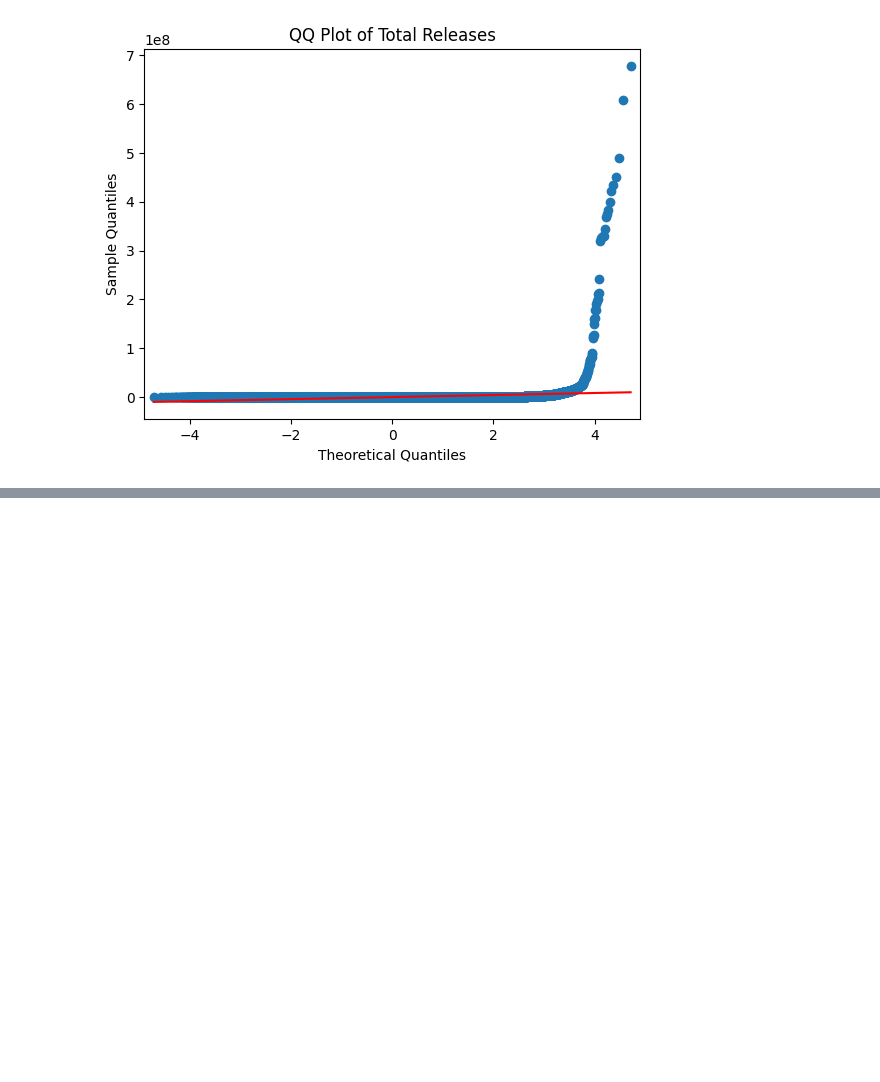
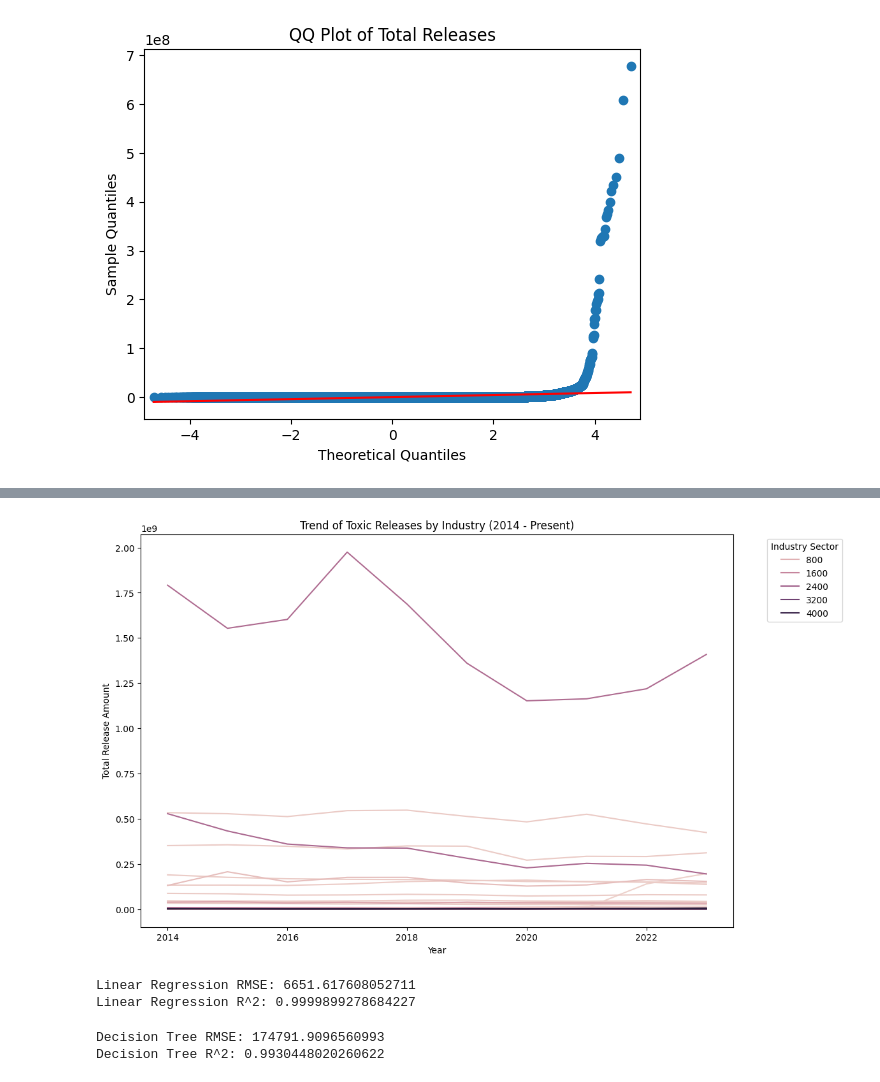
Before and after one commit to sapr5159/Predictive-Analytics-for-Toxic-Chemicals, a Jupyter notebook: main/Data_Mining_Data_Exploration.ipynb, the cells around one changed output, grey strips where cells are left out. Cells and saved outputs as stored; diff of their text form; code cells hidden in the pictures; blank space fills up the shorter version.

Commit message:
Data preparation for Analysis and predictions

```diff
--- a/main/Data_Mining_Data_Exploration.ipynb
+++ b/main/Data_Mining_Data_Exploration.ipynb
@@ -545,0 +589,18 @@ plt.show()
+# %%
+#Preparing dataset to do predictions
+df = data.copy()
+# %%
+# Drop irrelevant columns
+df = df.drop(columns=['TRIFD', 'FACILITY NAME', 'CITY', 'LATITUDE', 'LONGITUDE',
+                      'PARENT CO NAME', 'PARENT CO DB NUM', 'ONE-TIME RELEASE',
+                      'PROD_RATIO_OR_ ACTIVITY', 'ST', 'FEDERAL FACILITY'])
+# %%
+# Fill categorical missing values with 'Unknown'
+categorical_cols = df.select_dtypes(include=['object']).columns
+for col in categorical_cols:
+    df[col].fillna('Unknown', inplace=True)
+
+# Fill numeric missing values with the column mean
+numeric_cols = df.select_dtypes(include=[np.number]).columns
+for col in numeric_cols:
+    df[col].fillna(df[col].mean(), inplace=True)
@@ -545,0 +620,3 @@ plt.show()
+# %%
+df = pd.get_dummies(df, columns=categorical_cols, drop_first=True)
+# df.to_csv('cleaned_data_for_models.csv', index=False)
@@ -545,0 +638,16 @@ plt.show()
+# %%
+industry_trends = df.groupby(['YEAR', 'INDUSTRY SECTOR CODE'])['TOTAL RELEASES'].sum().reset_index()
+
+# Plot industry trends over time
+import matplotlib.pyplot as plt
+import seaborn as sns
+
+plt.figure(figsize=(12, 8))
+sns.lineplot(data=industry_trends, x='YEAR', y='TOTAL RELEASES', hue='INDUSTRY SECTOR CODE')
+plt.title('Trend of Toxic Releases by Industry (2014 - Present)')
+plt.ylabel('Total Release Amount')
+plt.xlabel('Year')
+plt.legend(title='Industry Sector', bbox_to_anchor=(1.05, 1), loc='upper left')
+plt.show()
+# %% [output]
+[figure, added]
@@ -545,0 +668,23 @@ plt.show()
+# %%
+lr = LinearRegression()
+lr.fit(X_train, y_train)
+y_pred_lr = lr.predict(X_test)
+
+# Evaluate
+print("Linear Regression RMSE:", np.sqrt(mean_squared_error(y_test, y_pred_lr)))
+print("Linear Regression R^2:", r2_score(y_test, y_pred_lr))
+# %% [output]
+Linear Regression RMSE: 6651.617608052711
+Linear Regression R^2: 0.9999899278684227
+# %%
+dt = DecisionTreeRegressor(random_state=42)
+dt.fit(X_train, y_train)
+y_pred_dt = dt.predict(X_test)
+
+
+# Evaluate
+print("Decision Tree RMSE:", np.sqrt(mean_squared_error(y_test, y_pred_dt)))
+print("Decision Tree R^2:", r2_score(y_test, y_pred_dt))
+# %% [output]
+Decision Tree RMSE: 174791.9096560993
+Decision Tree R^2: 0.9930448020260622
```
Also changed, not shown: parts of 16 cells of this notebook, 4 other files.
